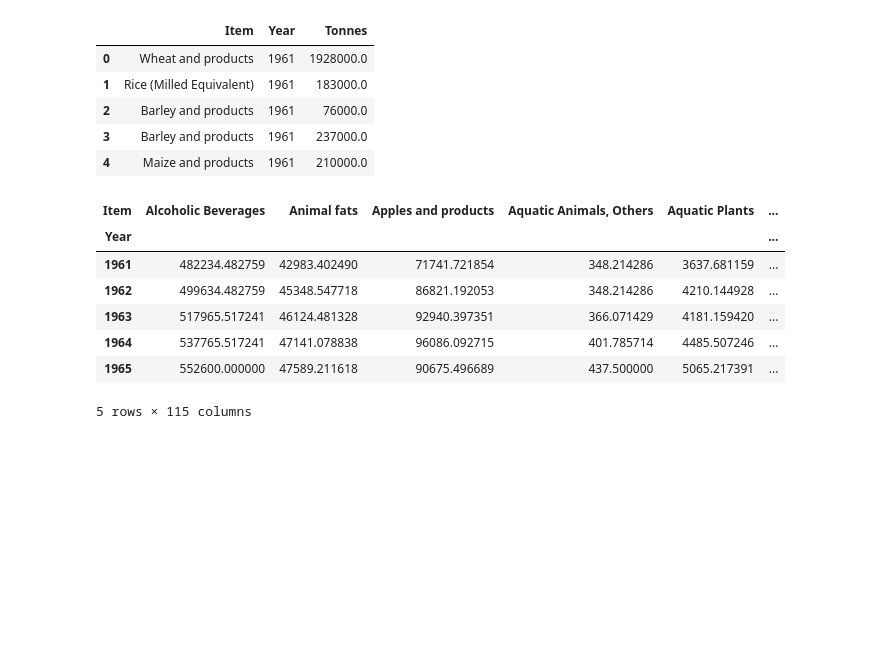
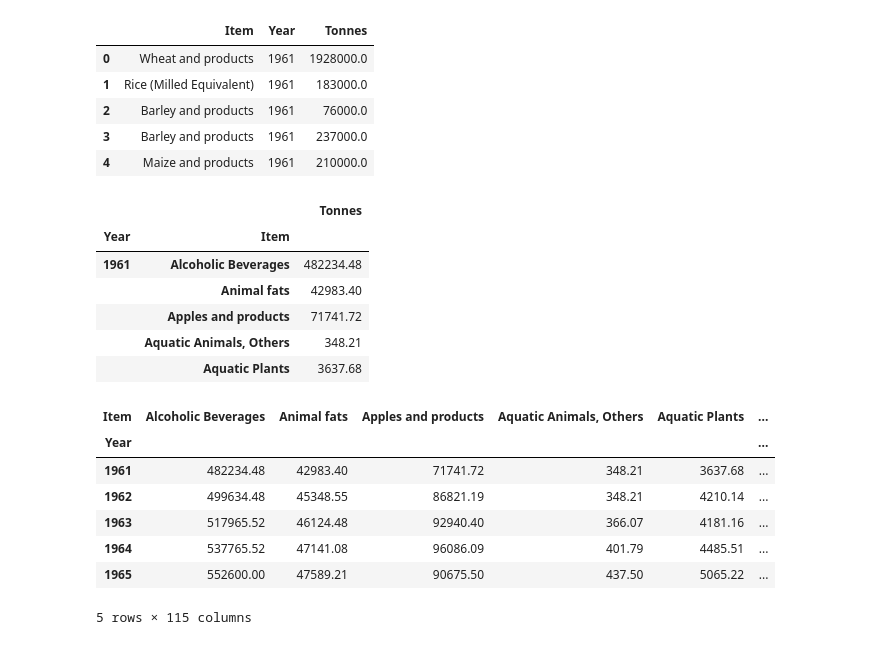
Before and after one commit to matheuspfferreira/python_data_science, a Jupyter notebook: Exportações Internacionais - 09/notebook/nb_exportacoes.ipynb, the cells around one changed output. Cells and saved outputs as stored; diff of their text form; code cells hidden in the pictures; blank space fills up the shorter version.

```diff
--- a/Exportações Internacionais - 09/notebook/nb_exportacoes.ipynb
+++ b/Exportações Internacionais - 09/notebook/nb_exportacoes.ipynb
@@ -243,7 +243,7 @@ dtype: int64
 Nesse instante, será feita a criação de um conjunto de dados possuindo unicamente informações relevantes dos produtos. Portanto, não levará em considerações os dados dos países e algumas informações dos produtos (código, elemento etc).
 # %%
 # Criando uma cópia do dataframe
-produtos = dados
+produtos = dados.copy()
 produtos.head()
 # %% [output]
 |  | Area Abbreviation | Area Code | Area | Item Code | Item | Element | latitude | longitude | Year | ... |
@@ -269,8 +269,16 @@ produtos.head()
 | 4 | Maize and products | 1961 | 210000.0 |
 # %%
 # Agrupando o dataframe antes de realização a transposição
-produtos = produtos.groupby(['Year', 'Item'])[['Tonnes']].mean()
+produtos = produtos.groupby(['Year', 'Item'])[['Tonnes']].mean().round(2)
 produtos.head()
+# %% [output]
+|  |  | Tonnes |
+| Year | Item |  |
+| 1961 | Alcoholic Beverages | 482234.48 |
+|  | Animal fats | 42983.40 |
+|  | Apples and products | 71741.72 |
+|  | Aquatic Animals, Others | 348.21 |
+|  | Aquatic Plants | 3637.68 |
 # %%
 # Transpondo o dataframe para o formato wide
 produtos = produtos.pivot_table(index='Year', columns='Item', values='Tonnes')
@@ -280,11 +288,11 @@ produtos.head()
 # %% [output]
 | Item | Alcoholic Beverages | Animal fats | Apples and products | Aquatic Animals, Others | Aquatic Plants | ... |
 | Year |  |  |  |  |  | ... |
-| 1961 | 482234.482759 | 42983.402490 | 71741.721854 | 348.214286 | 3637.681159 | ... |
-| 1962 | 499634.482759 | 45348.547718 | 86821.192053 | 348.214286 | 4210.144928 | ... |
-| 1963 | 517965.517241 | 46124.481328 | 92940.397351 | 366.071429 | 4181.159420 | ... |
-| 1964 | 537765.517241 | 47141.078838 | 96086.092715 | 401.785714 | 4485.507246 | ... |
-| 1965 | 552600.000000 | 47589.211618 | 90675.496689 | 437.500000 | 5065.217391 | ... |
+| 1961 | 482234.48 | 42983.40 | 71741.72 | 348.21 | 3637.68 | ... |
+| 1962 | 499634.48 | 45348.55 | 86821.19 | 348.21 | 4210.14 | ... |
+| 1963 | 517965.52 | 46124.48 | 92940.40 | 366.07 | 4181.16 | ... |
+| 1964 | 537765.52 | 47141.08 | 96086.09 | 401.79 | 4485.51 | ... |
+| 1965 | 552600.00 | 47589.21 | 90675.50 | 437.50 | 5065.22 | ... |
 5 rows × 115 columns
 # %%
 # Construindo um gráfico para cada produto
```
Also changed, not shown: parts of 7 cells of this notebook.
